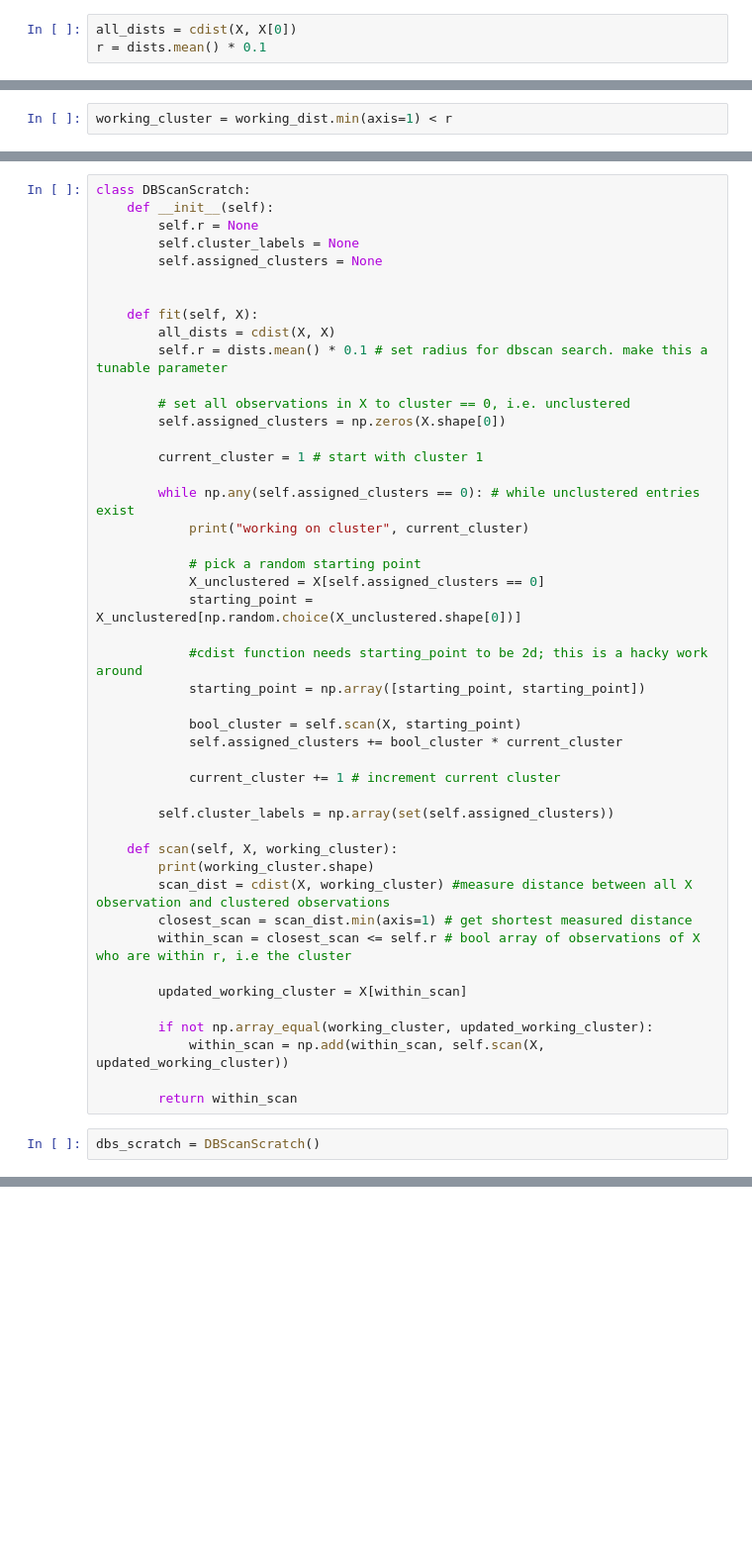
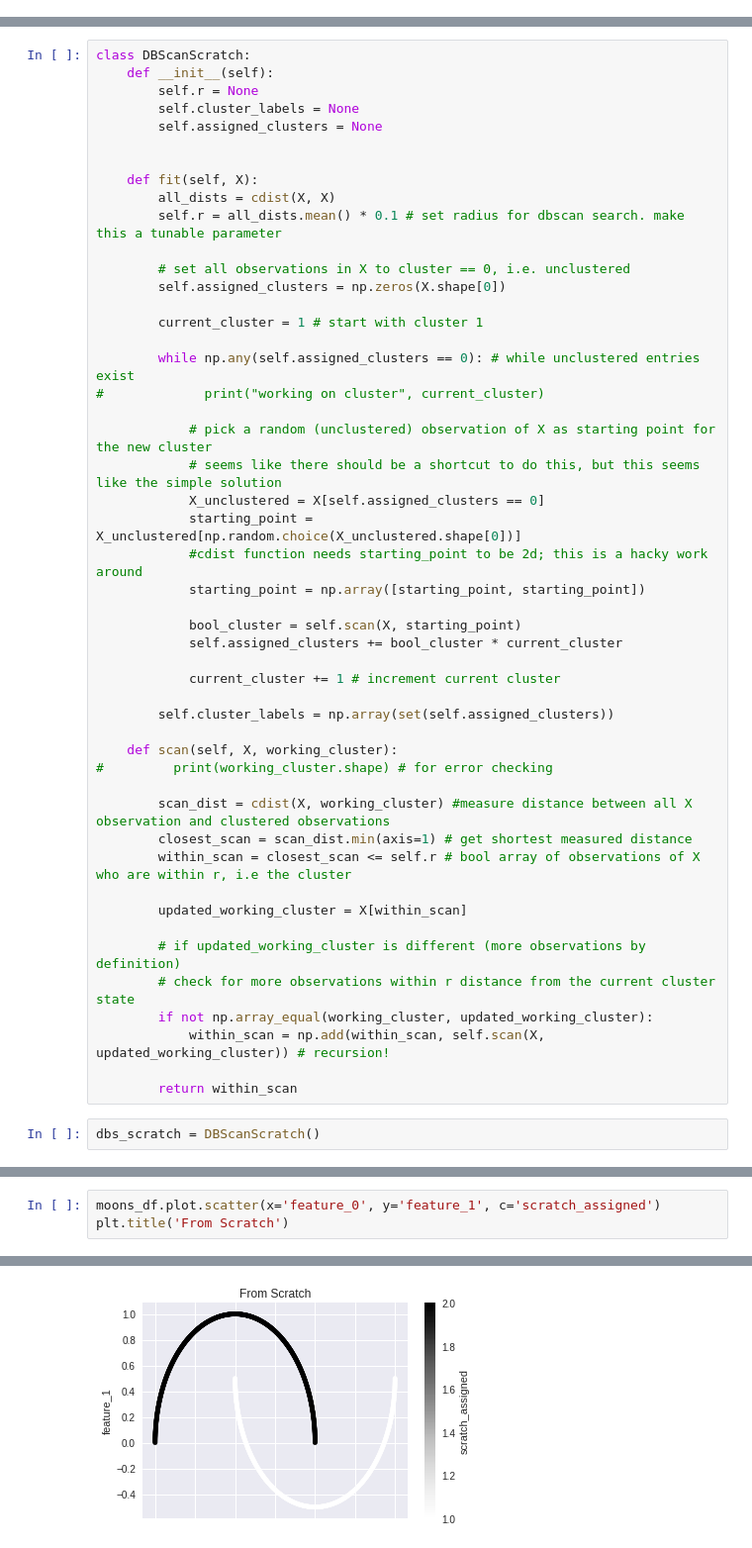
Before and after one commit to djkjohnston/ML_from_scratch_GA_DSI_Capstone, a Jupyter notebook: DBScan.ipynb, the cells around one changed output, grey strips where cells are left out. Shown: that part at 99% size. Saved outputs shown, nothing was run; the diff lists cells and outputs as text; blank space fills up the shorter version.

```diff
--- a/DBScan.ipynb
+++ b/DBScan.ipynb
@@ -46,3 +21,0 @@ array([ 1.93849061,  0.15469524])
-# %%
-all_dists = cdist(X, X[0])
-r = dists.mean() * 0.1
@@ -54,2 +21,0 @@ working_dist = cdist(X, cluster_1)
-# %%
-working_cluster = working_dist.min(axis=1) < r
@@ -67,7 +29,7 @@ class DBScanScratch:
 
     def fit(self, X):
         all_dists = cdist(X, X)
-        self.r = dists.mean() * 0.1 # set radius for dbscan search. make this a tunable parameter
+        self.r = all_dists.mean() * 0.1 # set radius for dbscan search. make this a tunable parameter
 
         # set all observations in X to cluster == 0, i.e. unclustered
         self.assigned_clusters = np.zeros(X.shape[0])
@@ -75,12 +37,12 @@ class DBScanScratch:
         current_cluster = 1 # start with cluster 1
 
         while np.any(self.assigned_clusters == 0): # while unclustered entries exist
-            print("working on cluster", current_cluster)
+#             print("working on cluster", current_cluster)
 
-            # pick a random starting point
+            # pick a random (unclustered) observation of X as starting point for the new cluster
+            # seems like there should be a shortcut to do this, but this seems like the simple solution
             X_unclustered = X[self.assigned_clusters == 0]
             starting_point = X_unclustered[np.random.choice(X_unclustered.shape[0])]
-
             #cdist function needs starting_point to be 2d; this is a hacky work around
             starting_point = np.array([starting_point, starting_point])
 
@@ -92,15 +54,18 @@ class DBScanScratch:
         self.cluster_labels = np.array(set(self.assigned_clusters))
 
     def scan(self, X, working_cluster):
-        print(working_cluster.shape)
+#         print(working_cluster.shape) # for error checking
+
         scan_dist = cdist(X, working_cluster) #measure distance between all X observation and clustered observations
         closest_scan = scan_dist.min(axis=1) # get shortest measured distance
         within_scan = closest_scan <= self.r # bool array of observations of X who are within r, i.e the cluster
 
         updated_working_cluster = X[within_scan]
 
+        # if updated_working_cluster is different (more observations by definition)
+        # check for more observations within r distance from the current cluster state
         if not np.array_equal(working_cluster, updated_working_cluster):
-            within_scan = np.add(within_scan, self.scan(X, updated_working_cluster))
+            within_scan = np.add(within_scan, self.scan(X, updated_working_cluster)) # recursion!
 
         return within_scan
 # %%
@@ -129,0 +80,4 @@ moons_df['assigned'] = dbs_scratch.assigned_clusters
+# %%
+moons_df.plot.scatter(x='feature_0', y='feature_1', c='scratch_assigned')
+plt.title('From Scratch')
+# %% [output]
@@ -129,0 +85 @@ moons_df['assigned'] = dbs_scratch.assigned_clusters
+[figure, added]
```
Also changed, not shown: parts of 17 cells of this notebook, 2 other files.
